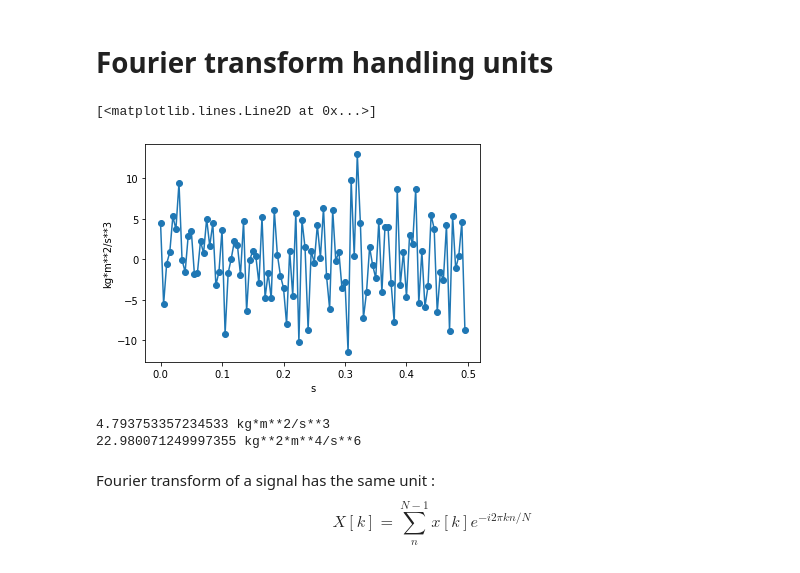
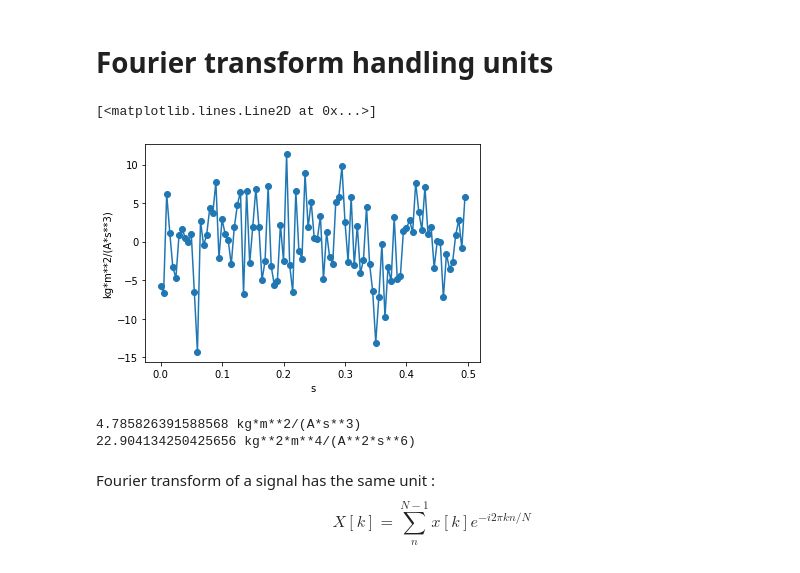
Before and after one commit to mocquin/physipy, a Jupyter notebook: docs/Fourier.ipynb, the cells around one changed output. Cells and saved outputs as stored; diff of their text form; code cells hidden in the pictures.

```diff
--- a/docs/Fourier.ipynb
+++ b/docs/Fourier.ipynb
@@ -8,29 +8,29 @@ setup_matplotlib()
 import matplotlib.pyplot as plt
 import scipy.signal
 # %%
-W = units["W"]
+V = units["V"]
 ms = units["ms"]
 # %%
 dt = 5*ms
 fs = 1/dt
 # signal is a noise with unit W
 n = 100
-sig = 5*np.random.randn(n)*W
-sig.favunit = W
+sig = 5*np.random.randn(n)*V
+sig.favunit = V
 sig -= np.mean(sig)
 ech_t = np.linspace(0, n-1, num=n)*dt
 
 fig, ax = plt.subplots()
 ax.plot(ech_t, sig, "-o")
 # %% [output]
 [<matplotlib.lines.Line2D at 0x...>]
-[figure, old version]
+[figure, new version]
 # %%
 print(np.std(sig))
 print(np.var(sig))
 # %% [output]
-4.793753357234533 kg*m**2/s**3
-22.980071249997355 kg**2*m**4/s**6
+4.785826391588568 kg*m**2/(A*s**3)
+22.904134250425656 kg**2*m**4/(A**2*s**6)
 # %% [markdown]
 Fourier transform of a signal has the same unit :
 $$X[k] = \sum_n^{N-1} x[k] e^{-i2\pi k n /N }$$
```
Also changed, not shown: parts of 33 cells of this notebook.
